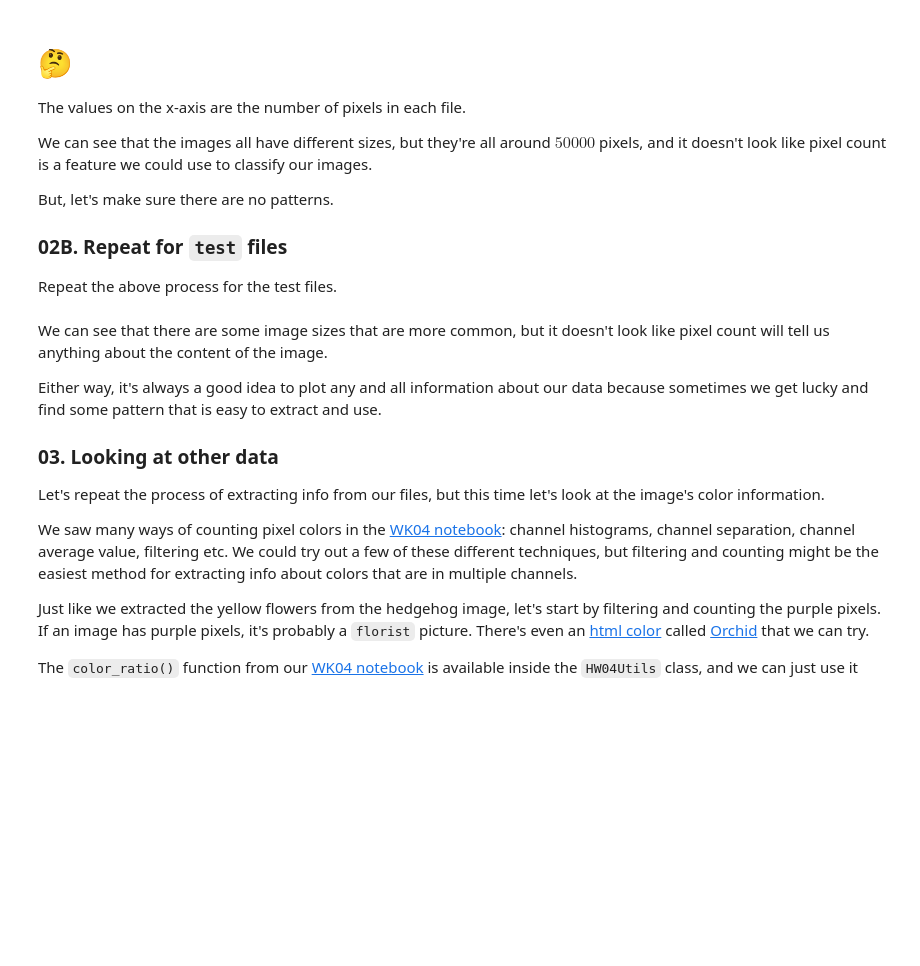
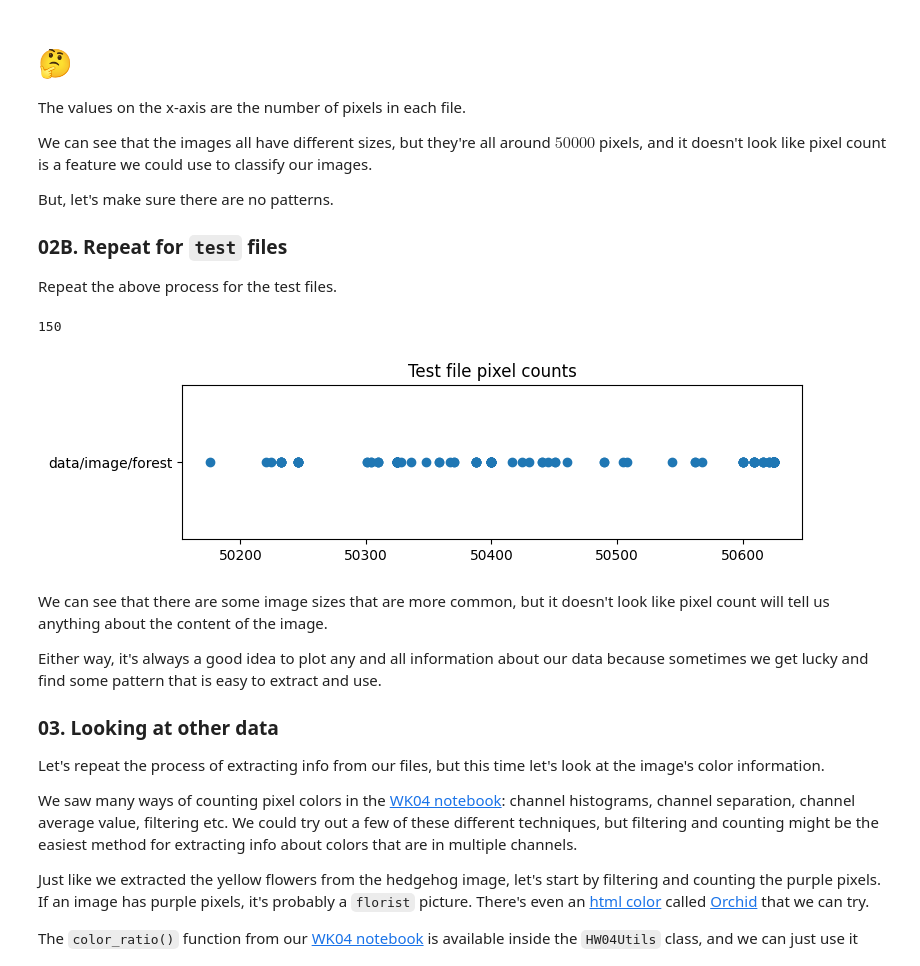
Before and after one commit to MLHarshita/HW04, a Jupyter notebook: Homework04.ipynb, the cells around one changed output. Saved outputs shown, nothing was run; the diff lists cells and outputs as text; code cells hidden in the pictures; blank space fills up the shorter version.

```diff
--- a/Homework04.ipynb
+++ b/Homework04.ipynb
@@ -539,25 +549,28 @@ Repeat the above process for the test files.
 # %%
 # list to keep info about image files
 length_info_test = []
 
 # iterate through all of the filenames inside the test files list
 for file in test_files:
 
   # get full location path for the filename
   path= TEST_PATH+"/"+file;
   # open the file and read its pixels into an array
   img=PImage.open(path);
   imgpxls=get_pixels(img);
   # get value of interest (number of pixels in image)
   imgpxlen=len(imgpxls);
   # store the info using the format specified above: [value, filename]
-  length_info_test+=(imgpxlen, path)
+  length_info_test+=[(imgpxlen, path)]
 # check that we processed all files.
 print(len(length_info_test))
 # the test_file_info list should be as long as the test_files list
 
 # plot the (val, filename) pairs
 Homework04Utils.plot_labels_vals(length_info_test, "Test file pixel counts")
+# %% [output]
+150
+[figure, added]
 # %% [markdown]
 We can see that there are some image sizes that are more common, but it doesn't look like pixel count will tell us anything about the content of the image.
 
```
Also changed, not shown: parts of 7 cells of this notebook, 1 other file.
